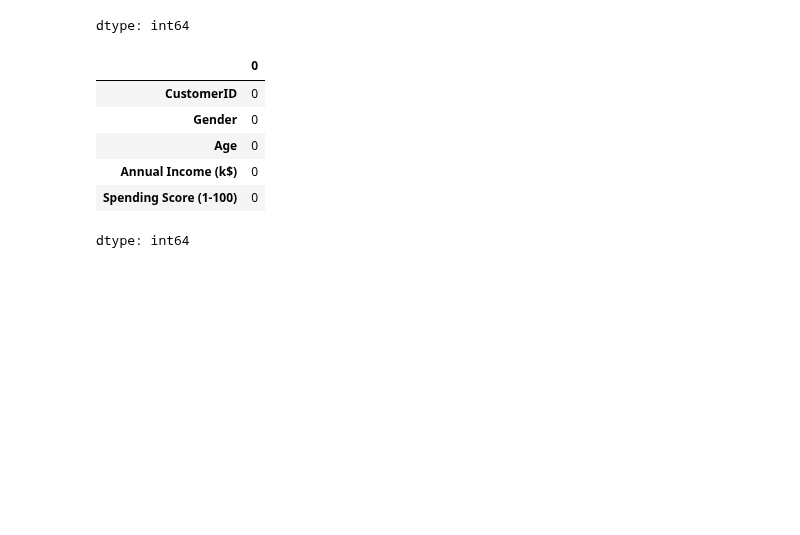
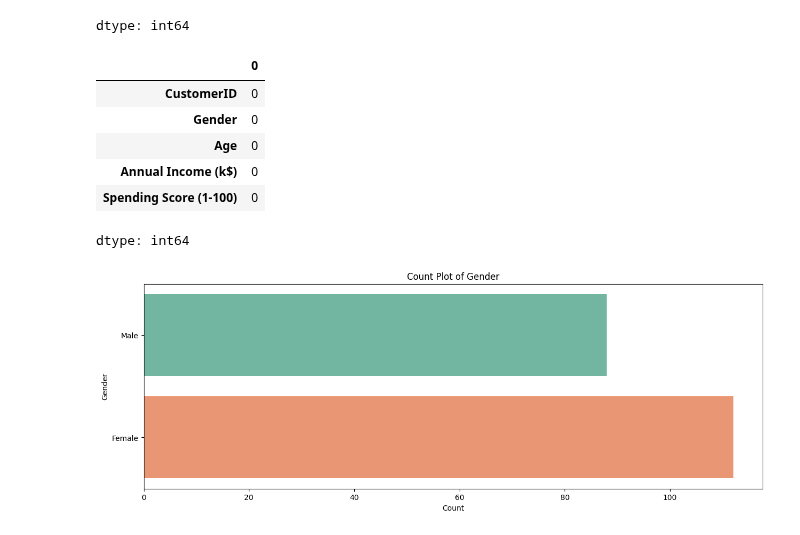
Before and after one commit to Farazmghm/Portfolio, a Jupyter notebook: customer_Segmentation.ipynb, the cells around one changed output. Cells and saved outputs as stored; diff of their text form; code cells hidden in the pictures; blank space fills up the shorter version.

Commit message:
visualization

```diff
--- a/customer_Segmentation.ipynb
+++ b/customer_Segmentation.ipynb
@@ -90,3 +90,12 @@ df.isnull().sum()
 | Annual Income (k$) | 0 |
 | Spending Score (1-100) | 0 |
 dtype: int64
+# %%
+plt.figure(1, figsize=(15, 5))
+sns.countplot(y='Gender', data=df, palette='Set2')
+plt.title('Count Plot of Gender')
+plt.xlabel('Count')
+plt.ylabel('Gender')
+plt.show()
+# %% [output]
+[figure, added]
```
Also changed, not shown: parts of 4 cells of this notebook.
